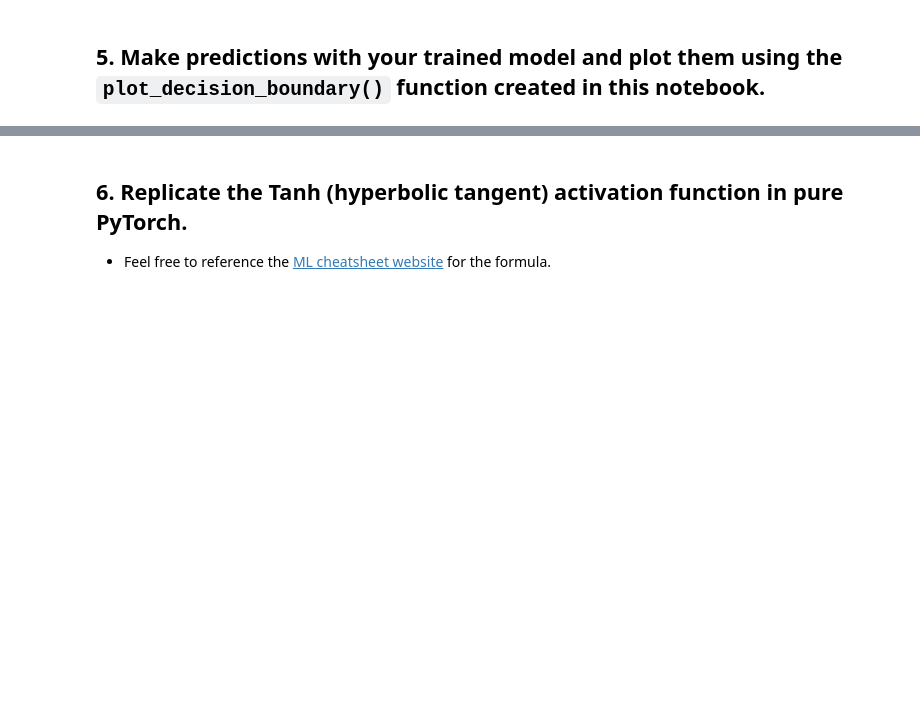
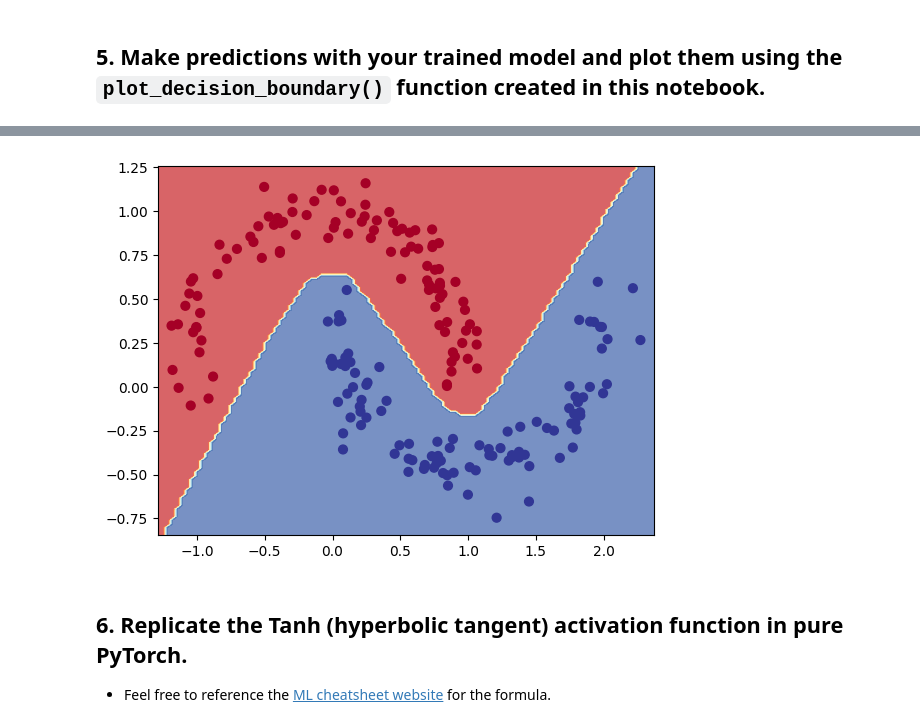
Before and after one commit to Sayam-01/Simple-ML-Model-for-Pytorch-Learning, a Jupyter notebook: Exercises/02_pytorch_classification_exercises.ipynb, the cells around one changed output, grey strips where cells are left out. Cells and saved outputs as stored; diff of their text form; code cells hidden in the pictures; blank space fills up the shorter version.

```diff
--- a/Exercises/02_pytorch_classification_exercises.ipynb
+++ b/Exercises/02_pytorch_classification_exercises.ipynb
@@ -276,3 +279,7 @@ def plot_decision_boundary(model, X, y):
+# %%
+plot_decision_boundary(model0,x_test, y_test)
+# %% [output]
+[figure, added]
 # %% [markdown]
 ## 6. Replicate the Tanh (hyperbolic tangent) activation function in pure PyTorch.
   * Feel free to reference the [ML cheatsheet website](https://ml-cheatsheet.readthedocs.io/en/latest/activation_functions.html#tanh) for the formula.
```
Also changed, not shown: parts of 7 cells of this notebook.
